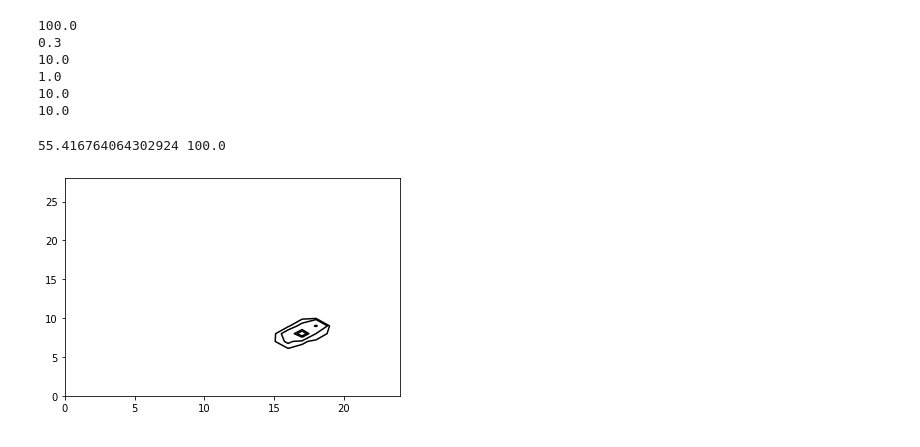
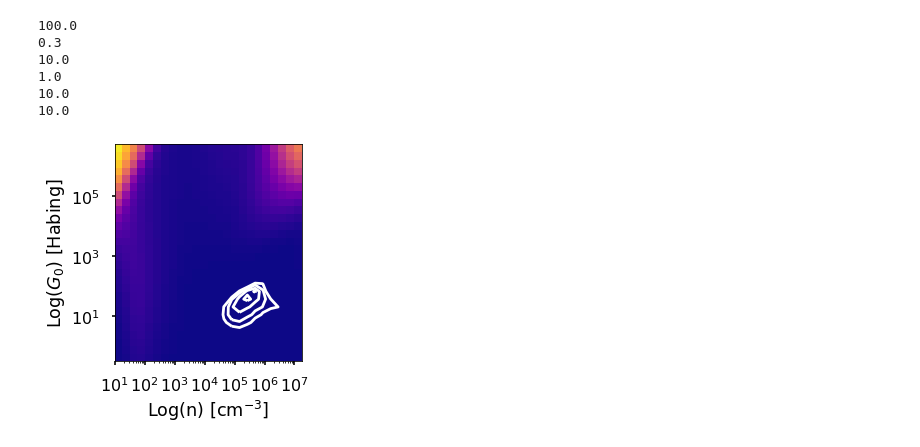
Before and after one commit to mpound/pdrttest, a Jupyter notebook: compute chisq.ipynb, the cells around one changed output. Drawn from its saved outputs; the diff is of its cells as text; code cells hidden in the pictures.

Commit message:
plot chisq using matplotlib rather than aplpy

```diff
--- a/compute chisq.ipynb
+++ b/compute chisq.ipynb
@@ -468,10 +511,11 @@ p.doit(md)
 10.0
 10.0
 # %%
-p.plotConfidenceIntervals(cmap='gray',levels=[68,75,95,99], image=False)
+#plt.style.use('seaborn-poster')
+p.plotChisq(cmap='plasma')
+#p.plotConfidenceIntervals(cmap='gray',levels=[68,75,95,99], image=False)
 # %% [output]
-55.416764064302924 100.0
-[figure, old version]
+[figure, new version]
 # %%
 x = CCDData.read("/lupus/mpound/WITS/Docs/pdrt/co7610webpth.fits",unit='adu')
 z = fits.open("/lupus/mpound/WITS/Docs/pdrt/co7610webpth.fits")
```
Also changed, not shown: parts of 5 cells of this notebook.
